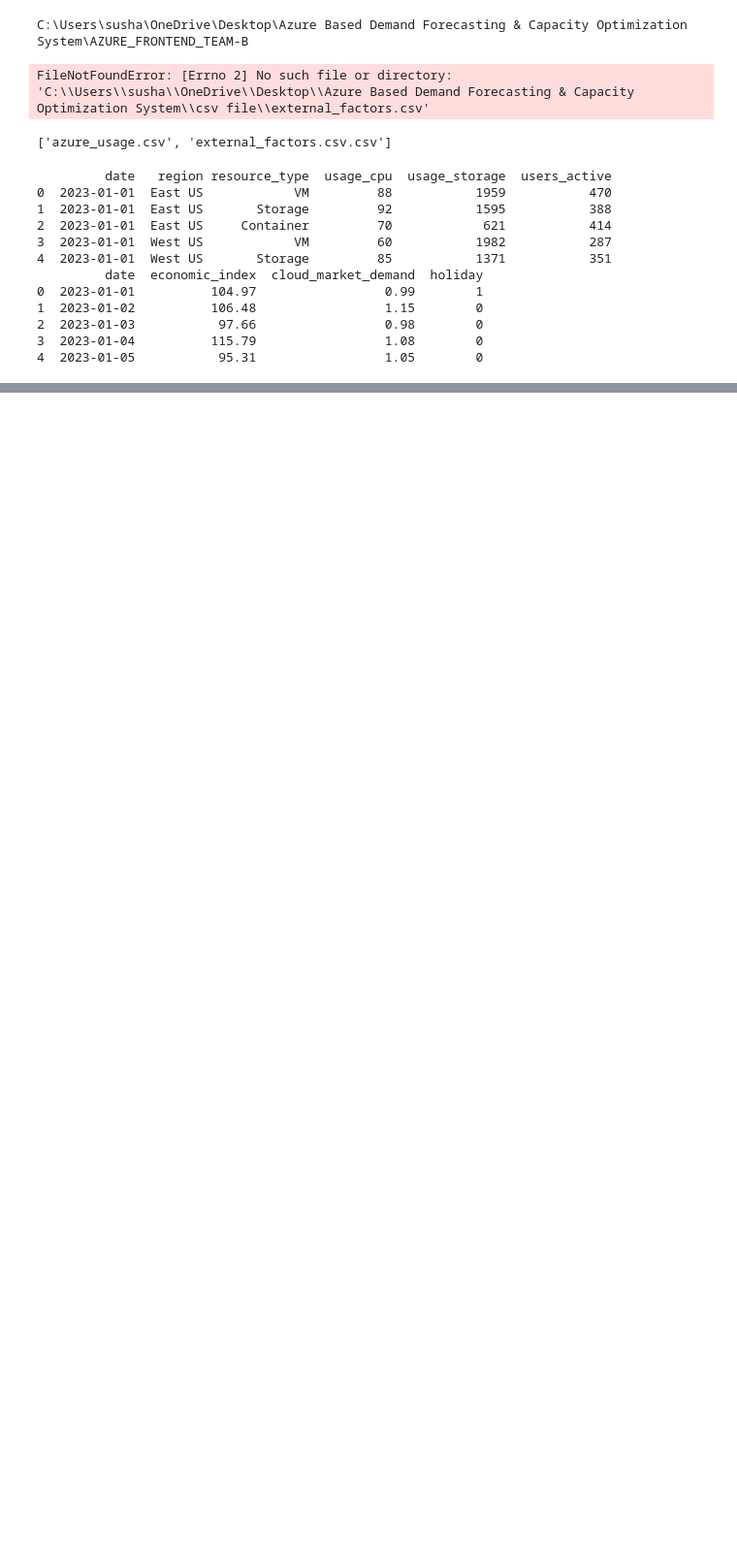
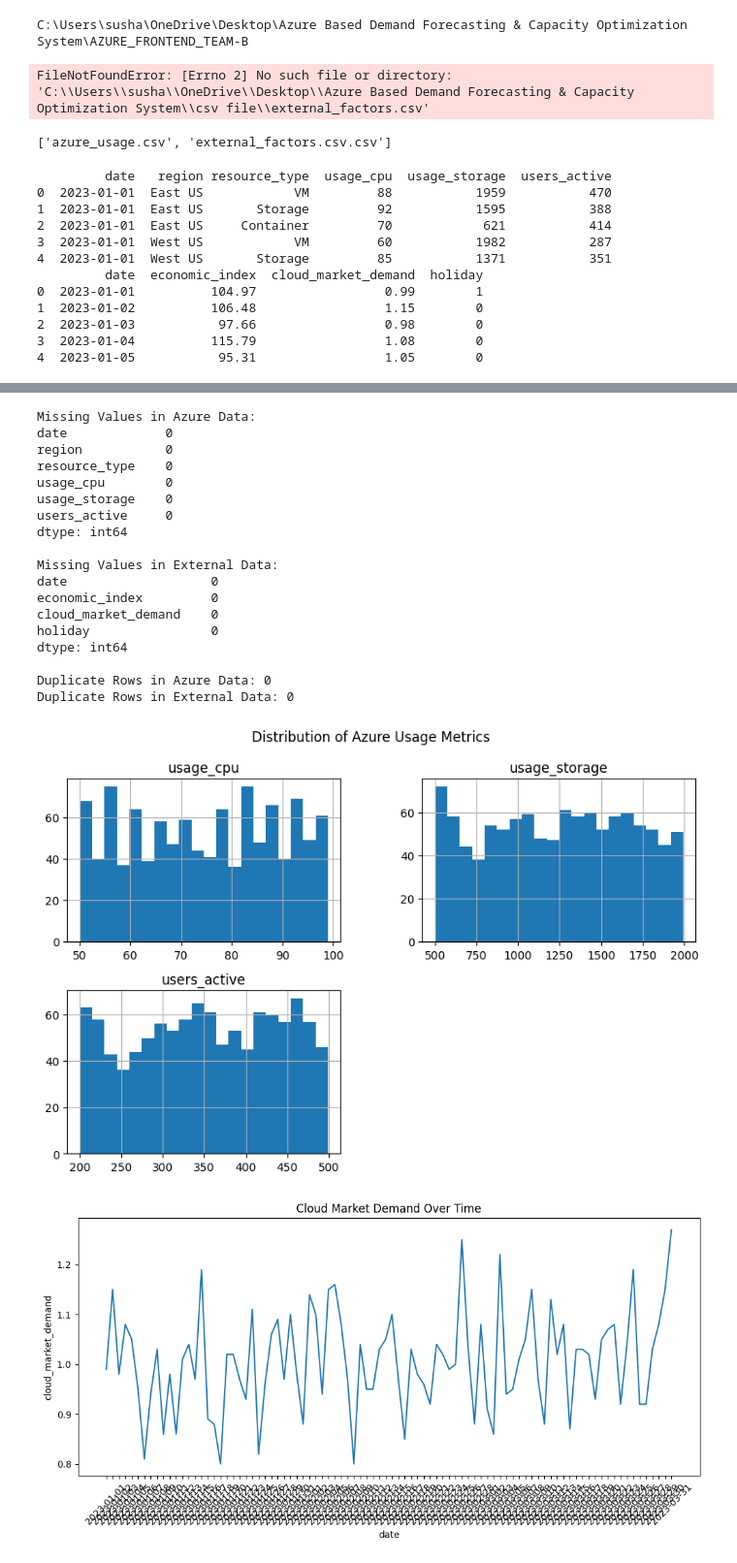
Before and after one commit to springboard1233/AZURE_FRONTEND_TEAM-B, a Jupyter notebook: data_preparation.ipynb, the cells around one changed output, grey strips where cells are left out. Shown at 97% size. Cells and saved outputs as stored; diff of their text form; code cells hidden in the pictures; blank space fills up the shorter version.

Commit message:
Update data_preparation notebook with missing values and duplicates check

```diff
--- a/data_preparation.ipynb
+++ b/data_preparation.ipynb
@@ -48,0 +72,55 @@ print(external_data.head())
+# %%
+import pandas as pd
+import matplotlib.pyplot as plt
+import seaborn as sns
+
+# Load CSV files
+folder_path = r"../csv file"  # path to your CSV folder
+azure_data = pd.read_csv(f"{folder_path}/azure_usage.csv")
+external_data = pd.read_csv(f"{folder_path}/external_factors.csv.csv")
+
+# Check for missing values
+print("Missing Values in Azure Data:")
+print(azure_data.isnull().sum(), "\n")
+
+print("Missing Values in External Data:")
+print(external_data.isnull().sum(), "\n")
+
+# Check for duplicate rows
+print("Duplicate Rows in Azure Data:", azure_data.duplicated().sum())
+print("Duplicate Rows in External Data:", external_data.duplicated().sum())
+
+# Plotting
+
+# Histogram of numeric features in Azure Data
+azure_data.hist(figsize=(10, 6), bins=20)
+plt.suptitle("Distribution of Azure Usage Metrics")
+plt.show()
+
+# Line plot of cloud market demand over time
+plt.figure(figsize=(12, 5))
+sns.lineplot(data=external_data, x='date', y='cloud_market_demand')
+plt.xticks(rotation=45)
+plt.title("Cloud Market Demand Over Time")
+plt.show()
+# %% [output]
+Missing Values in Azure Data:
+date             0
+region           0
+resource_type    0
+usage_cpu        0
+usage_storage    0
+users_active     0
+dtype: int64
+
+Missing Values in External Data:
+date                   0
+economic_index         0
+cloud_market_demand    0
+holiday                0
+dtype: int64
+
+Duplicate Rows in Azure Data: 0
+Duplicate Rows in External Data: 0
+[figure, added]
+[figure, added]
```
Also changed, not shown: parts of 1 cell of this notebook.
